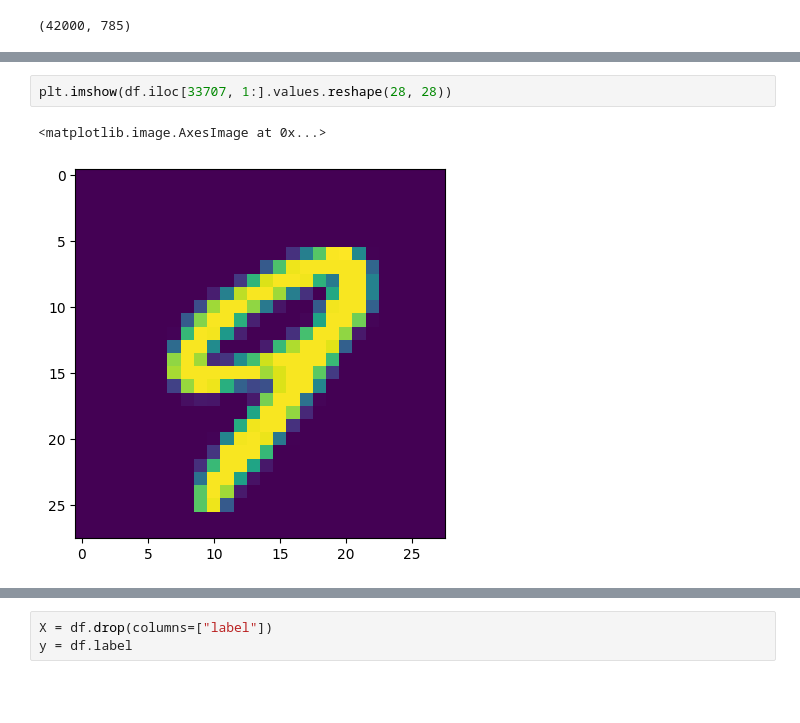
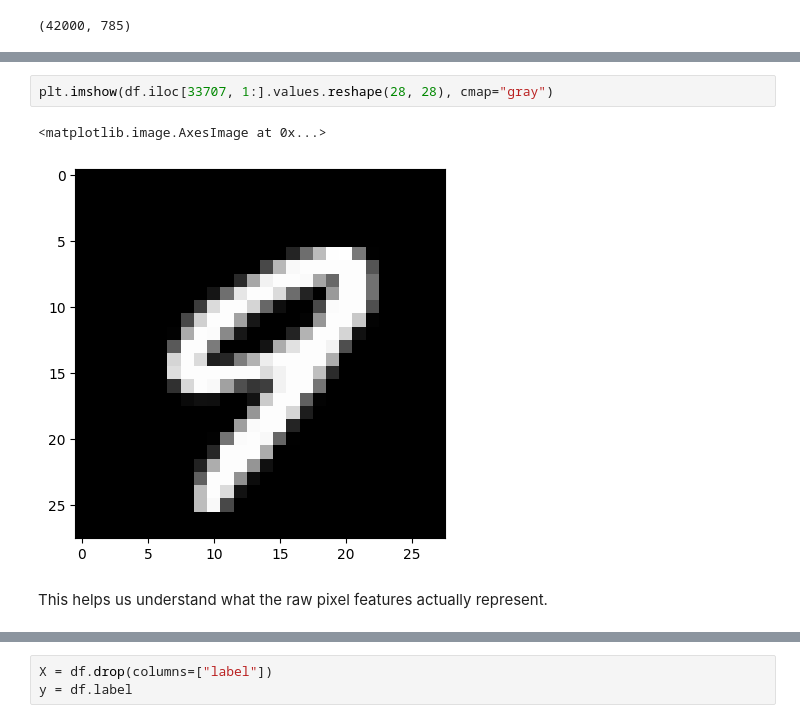
Before and after one commit to ahmedfakhar747/machine-learning-notebooks, a Jupyter notebook: 27_PCA_on_MNIST_Using_Scikit_learn.ipynb, the cells around one changed output, grey strips where cells are left out. Saved outputs shown, nothing was run; the diff lists cells and outputs as text; blank space fills up the shorter version.

```diff
--- a/27_PCA_on_MNIST_Using_Scikit_learn.ipynb
+++ b/27_PCA_on_MNIST_Using_Scikit_learn.ipynb
@@ -95,5 +119,7 @@ df.sample(5)
 # %%
-plt.imshow(df.iloc[33707, 1:].values.reshape(28, 28))
+plt.imshow(df.iloc[33707, 1:].values.reshape(28, 28), cmap="gray")
 # %% [output]
 <matplotlib.image.AxesImage at 0x...>
-[figure, old version]
+[figure, new version]
+# %% [markdown]
+This helps us understand what the raw pixel features actually represent.
```
Also changed, not shown: parts of 15 cells of this notebook.
